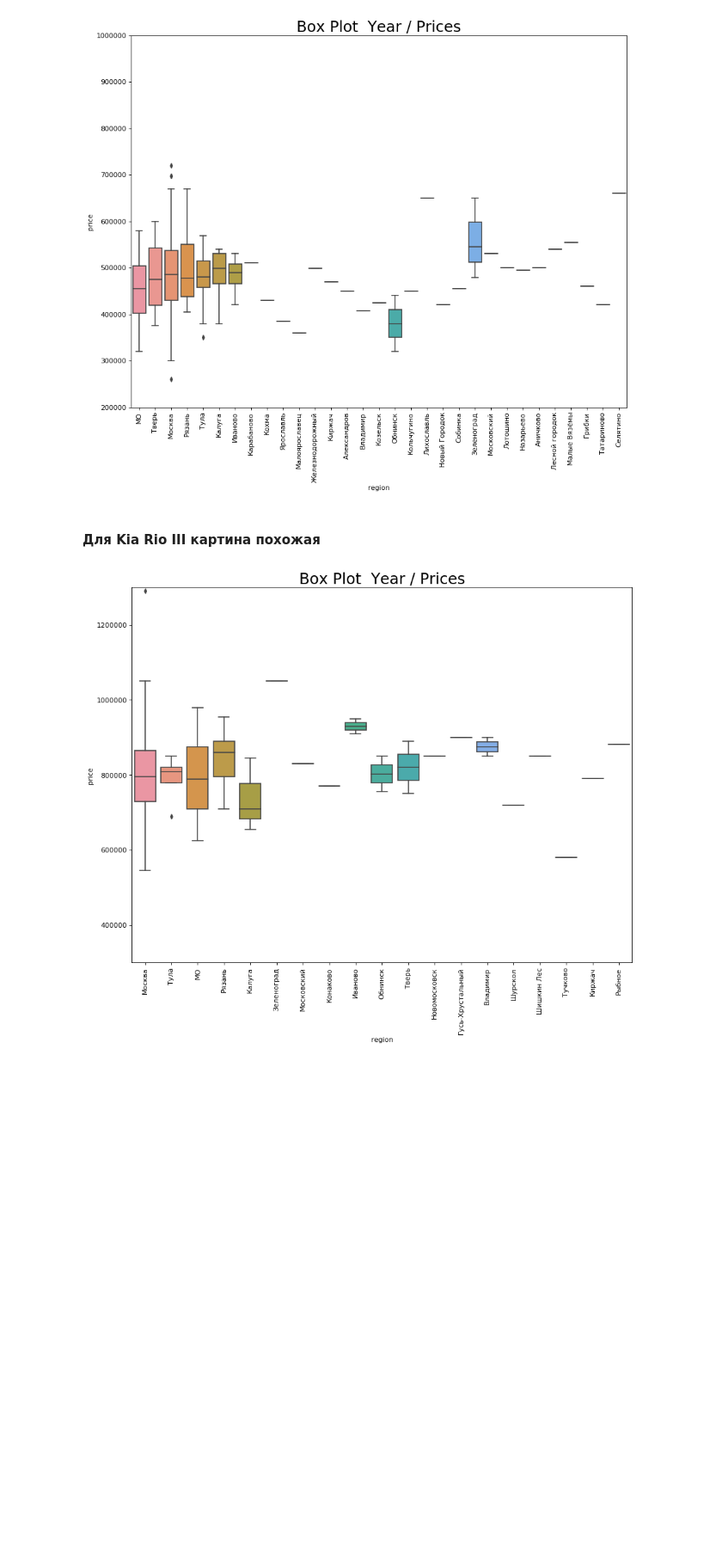
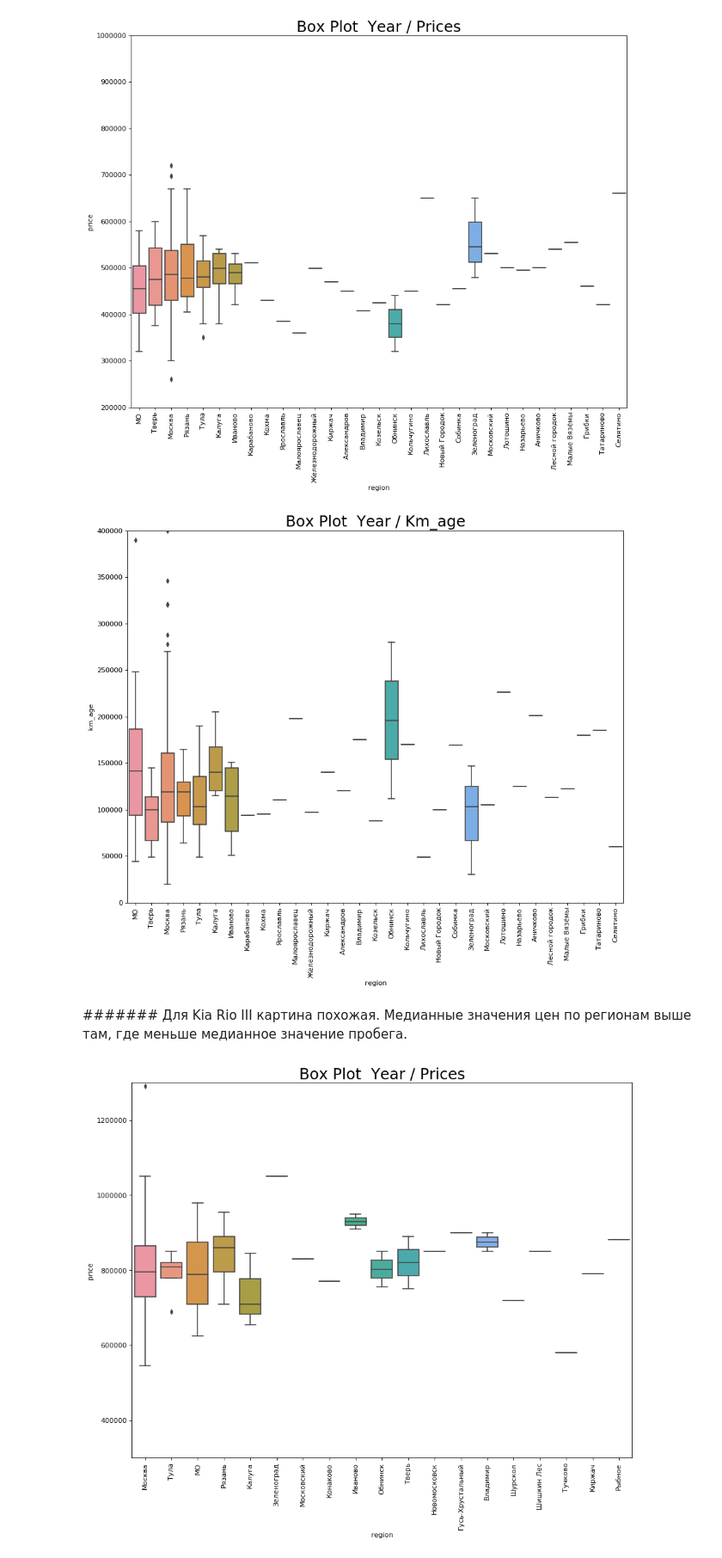
Before and after one commit to FelixMusic/myprojects, a Jupyter notebook: Auto_EDA_final.ipynb, the cells around one changed output. Shown at 86% size. Saved outputs shown, nothing was run; the diff lists cells and outputs as text; code cells hidden in the pictures; blank space fills up the shorter version.

```diff
--- a/Auto_EDA_final.ipynb
+++ b/Auto_EDA_final.ipynb
@@ -344,8 +367,30 @@ plt.ylim(200000, 1000000)
 plt.show()
 # %% [output]
 [figure]
+# %%
+# Построим Box Plot пробегов по регионам для модели 'Kia Rio III'
+
+# Draw Plot
+plt.figure(figsize=(13,10), dpi= 80)
+sns.boxplot(x='region', y='km_age', data=auto_data.loc[auto_data['model'] == 'Kia Rio III'], notch=False)
+plt.xticks(rotation=90)
+
+# Add N Obs inside boxplot (optional)
+def add_n_obs(df,group_col,y):
+    medians_dict = {grp[0]:grp[1][y].median() for grp in df.groupby(group_col)}
+    xticklabels = [x.get_text() for x in plt.gca().get_xticklabels()]
+    n_obs = df.groupby(group_col)[y].size().values
+
+add_n_obs(auto_data.loc[auto_data['model'] == 'Kia Rio III'],group_col='year', y='km_age')
+
+# Decoration
+plt.title('Box Plot  Year / Km_age', fontsize=22)
+plt.ylim(0, 400000)
+plt.show()
+# %% [output]
+[figure, added]
 # %% [markdown]
-#### Для Kia Rio III картина похожая
+####### Для Kia Rio III картина похожая. Медианные значения цен по регионам выше там, где меньше медианное значение пробега.
 # %%
 # Построим Box Plot цены по регионам для модели 'Kia Rio IV'
 
```
Also changed, not shown: parts of 64 cells of this notebook.
